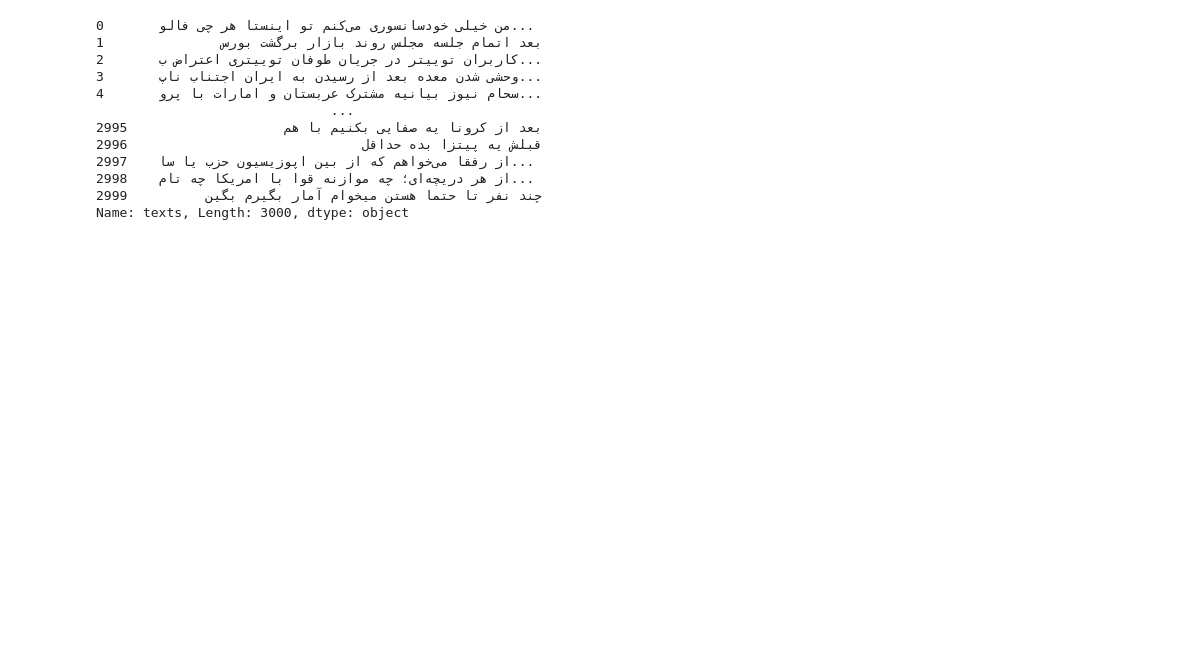
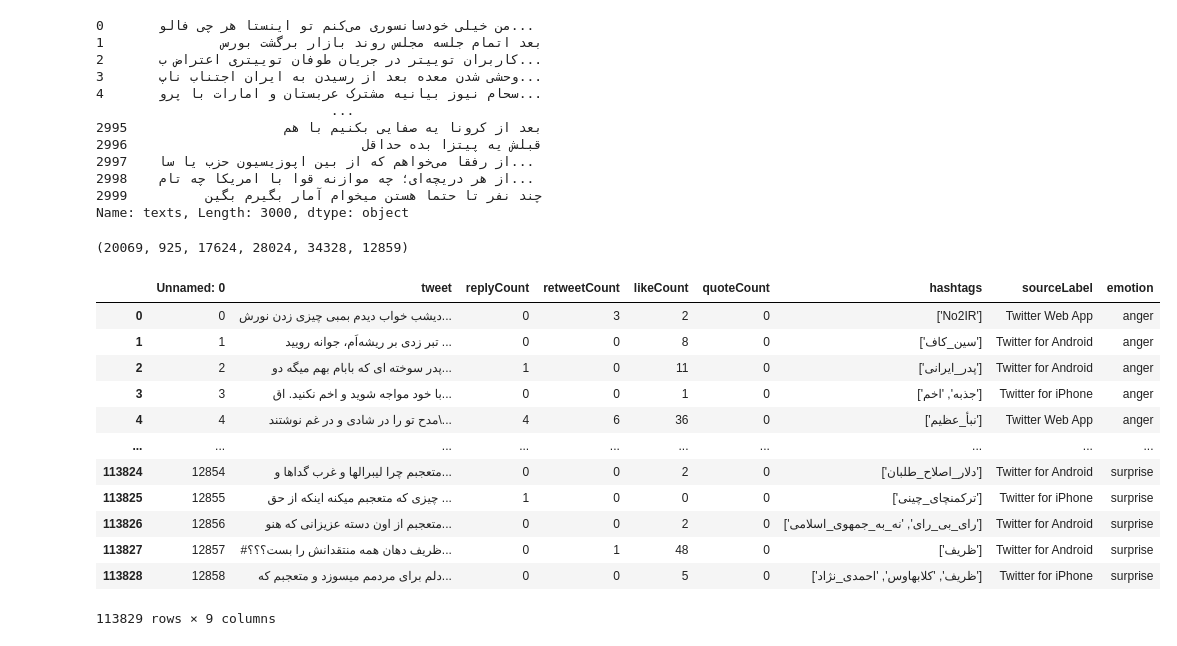
Before and after one commit to MortezaMahdaviMortazavi/EmotionRecognition, a Jupyter notebook: arman.ipynb, the cells around one changed output. Cells and saved outputs as stored; diff of their text form; code cells hidden in the pictures; blank space fills up the shorter version.

```diff
--- a/arman.ipynb
+++ b/arman.ipynb
@@ -734,0 +676,4 @@ y.to_csv('final.csv')
+# %%
+len(anger) , len(disgust) , len(fear) , len(joy) , len(sad) , len(surprise)
+# %% [output]
+(20069, 925, 17624, 28024, 34328, 12859)
@@ -734,0 +683,16 @@ y.to_csv('final.csv')
+# %%
+pd.read_csv('PersianTweets/allDataset.csv')
+# %% [output]
+|  | Unnamed: 0 | tweet | replyCount | retweetCount | likeCount | quoteCount | hashtags | sourceLabel | emotion |
+| 0 | 0 | دیشب خواب دیدم بمبی چیزی زدن نورش... | 0 | 3 | 2 | 0 | ['No2IR'] | Twitter Web App | anger |
+| 1 | 1 | تبر زدی بر ریشه‌اَم، جوانه رویید ... | 0 | 0 | 8 | 0 | ['سين_کاف'] | Twitter for Android | anger |
+| 2 | 2 | پدر سوخته ای که بابام بهم میگه دو... | 1 | 0 | 11 | 0 | ['پدر_ایرانی'] | Twitter for Android | anger |
+| 3 | 3 | با خود مواجه شوید و اخم نکنید. اق... | 0 | 0 | 1 | 0 | ['جذبه', 'اخم'] | Twitter for iPhone | anger |
+| 4 | 4 | مدح تو را در شادی و در غم نوشتند\... | 4 | 6 | 36 | 0 | ['نبأ_عظیم'] | Twitter Web App | anger |
+| ... | ... | ... | ... | ... | ... | ... | ... | ... | ... |
+| 113824 | 12854 | متعجبم چرا لیبرالها و غرب گداها و... | 0 | 0 | 2 | 0 | ['دلار_اصلاح_طلبان'] | Twitter for Android | surprise |
+| 113825 | 12855 | چیزی که متعجبم میکنه اینکه از حق ... | 1 | 0 | 0 | 0 | ['ترکمنچای_چینی'] | Twitter for iPhone | surprise |
+| 113826 | 12856 | متعجبم از اون دسته عزیزانی که هنو... | 0 | 0 | 2 | 0 | ['رای_بی_رای', 'نه_به_جمهوی_اسلامی'] | Twitter for Android | surprise |
+| 113827 | 12857 | #ظریف دهان همه منتقدانش را بست؟؟؟... | 0 | 1 | 48 | 0 | ['ظریف'] | Twitter for Android | surprise |
+| 113828 | 12858 | دلم برای مردمم میسوزد و متعجبم که... | 0 | 0 | 5 | 0 | ['ظریف', 'كلابهاوس', 'احمدی_نژاد'] | Twitter for iPhone | surprise |
+113829 rows × 9 columns
```
Also changed, not shown: parts of 19 cells of this notebook.
